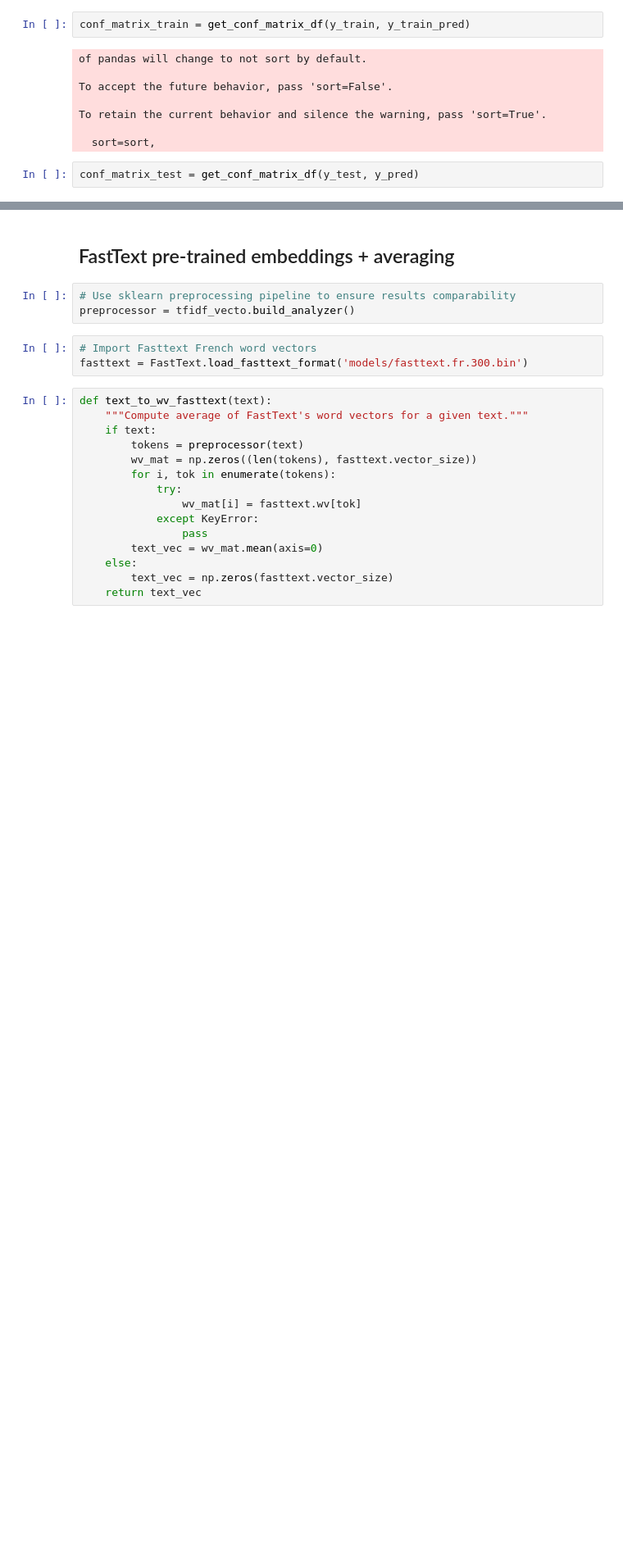
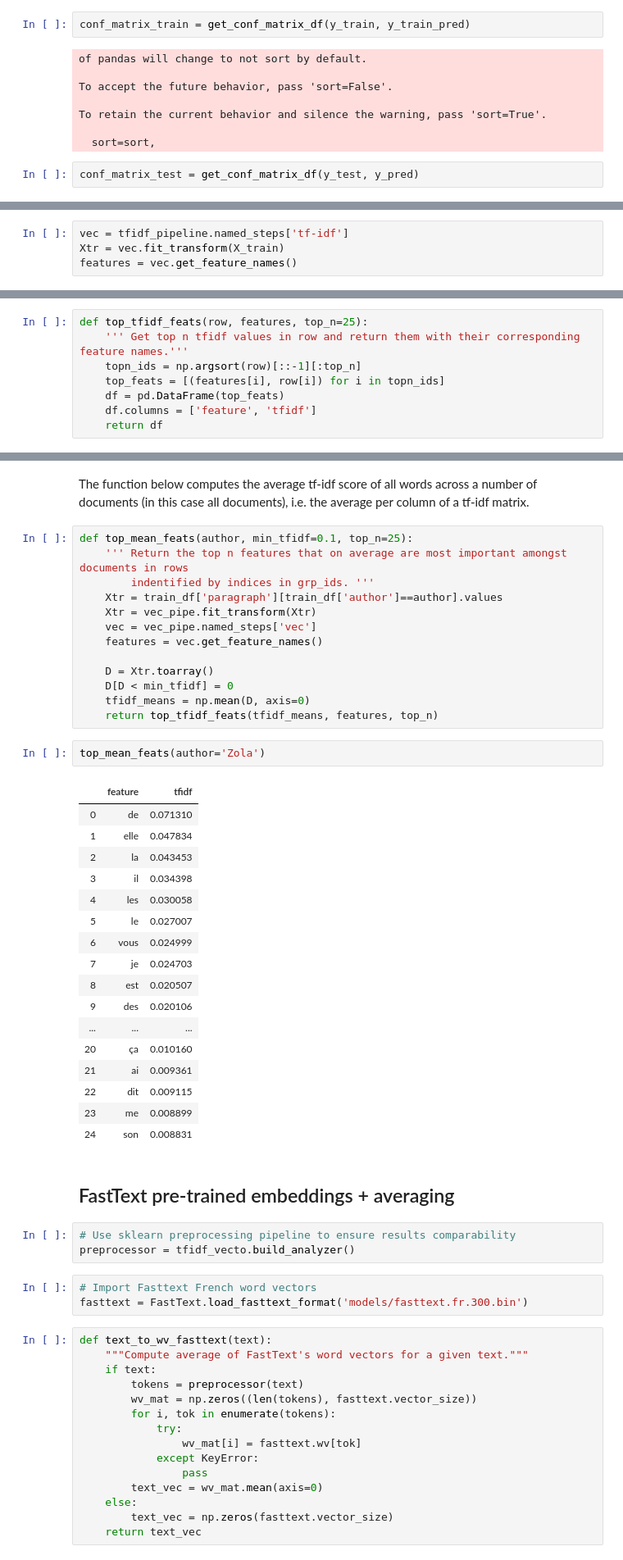
Before and after one commit to meteve/NLP_project, a Jupyter notebook: scripts/who_wrote_this-Copy1.ipynb, the cells around one changed output, grey strips where cells are left out. Shown: that part at 82% size. Cells and saved outputs as stored; diff of their text form; blank space fills up the shorter version.

```diff
--- a/scripts/who_wrote_this-Copy1.ipynb
+++ b/scripts/who_wrote_this-Copy1.ipynb
@@ -149,0 +150,4 @@ conf_matrix_test
+# %%
+vec = tfidf_pipeline.named_steps['tf-idf']
+Xtr = vec.fit_transform(X_train)
+features = vec.get_feature_names()
@@ -149,0 +156,8 @@ conf_matrix_test
+# %%
+def top_tfidf_feats(row, features, top_n=25):
+    ''' Get top n tfidf values in row and return them with their corresponding feature names.'''
+    topn_ids = np.argsort(row)[::-1][:top_n]
+    top_feats = [(features[i], row[i]) for i in topn_ids]
+    df = pd.DataFrame(top_feats)
+    df.columns = ['feature', 'tfidf']
+    return df
@@ -150,3 +183,38 @@ conf_matrix_test
+# %% [markdown]
+The function below computes the average tf-idf score of all words across a number of documents (in this case all documents), i.e. the average per column of a tf-idf matrix.
+# %%
+def top_mean_feats(author, min_tfidf=0.1, top_n=25):
+    ''' Return the top n features that on average are most important amongst documents in rows
+        indentified by indices in grp_ids. '''
+    Xtr = train_df['paragraph'][train_df['author']==author].values
+    Xtr = vec_pipe.fit_transform(Xtr)
+    vec = vec_pipe.named_steps['vec']
+    features = vec.get_feature_names()
+
+    D = Xtr.toarray()
+    D[D < min_tfidf] = 0
+    tfidf_means = np.mean(D, axis=0)
+    return top_tfidf_feats(tfidf_means, features, top_n)
+# %%
+top_mean_feats(author='Zola')
+# %% [output]
+|  | feature | tfidf |
+| 0 | de | 0.071310 |
+| 1 | elle | 0.047834 |
+| 2 | la | 0.043453 |
+| 3 | il | 0.034398 |
+| 4 | les | 0.030058 |
+| 5 | le | 0.027007 |
+| 6 | vous | 0.024999 |
+| 7 | je | 0.024703 |
+| 8 | est | 0.020507 |
+| 9 | des | 0.020106 |
+| ... | ... | ... |
+| 20 | ça | 0.010160 |
+| 21 | ai | 0.009361 |
+| 22 | dit | 0.009115 |
+| 23 | me | 0.008899 |
+| 24 | son | 0.008831 |
 # %% [markdown]
 ## FastText pre-trained embeddings + averaging
 # %%
```
Also changed, not shown: parts of 7 cells of this notebook.
